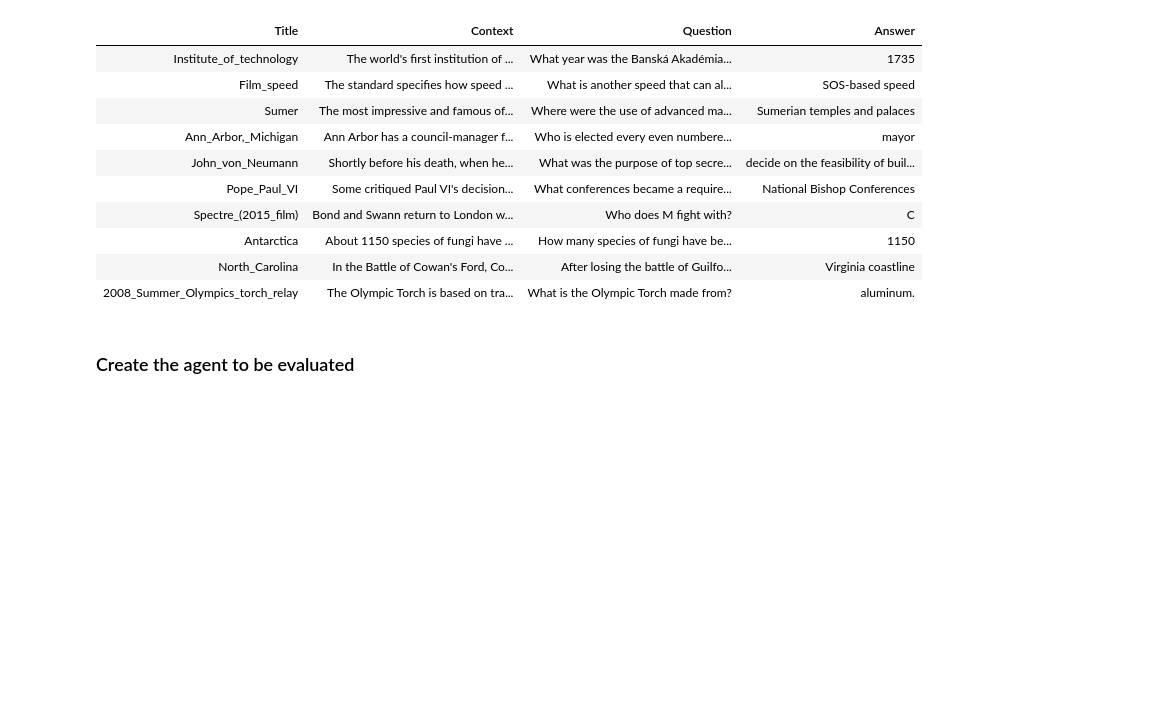
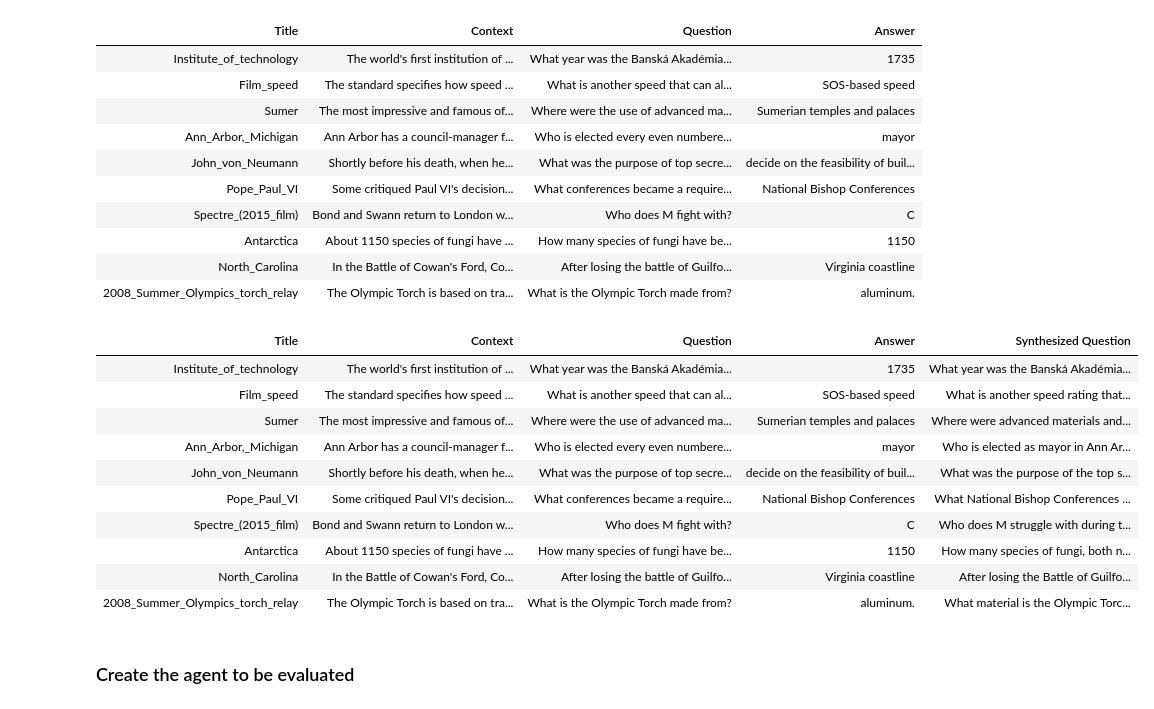
Before and after one commit to kurisu/SQuAD_Agent_Experiment, a Jupyter notebook: benchmarking.ipynb, the cells around one changed output. Drawn from its saved outputs; the diff is of its cells as text; code cells hidden in the pictures; blank space fills up the shorter version.

Commit message:
feat: Added synthesis of contextual questions that could be used to benchmark Closed Generative QA

```diff
--- a/benchmarking.ipynb
+++ b/benchmarking.ipynb
@@ -52,6 +50,62 @@ display_text_df(dfSample)
 | Antarctica | About 1150 species of fungi have ... | How many species of fungi have be... | 1150 |
 | North_Carolina | In the Battle of Cowan's Ford, Co... | After losing the battle of Guilfo... | Virginia coastline |
 | 2008_Summer_Olympics_torch_relay | The Olympic Torch is based on tra... | What is the Olympic Torch made from? | aluminum. |
+# %%
+# use local gpt to synthesize questions with context
+
+synth_system_prompt = """
+You are an expert at clarifying what questions are really asking for.
+
+You will be given a question, a title and context.
+Your task is come up with a new version of the question that resolves ambiguities by adding only and exactly the necessary details from the title and context in a way that clarifies the question without changing the meaning or intent of the question.
+
+For example:
+Question: Who does M fight with?
+Title: Spectre_(2015_film)
+Context: Bond and Swann return to London where they meet M, Bill Tanner, Q, and Moneypenny; they intend to arrest C and stop Nine Eyes from going online. Swann leaves Bond, telling him she cannot be part of a life involving espionage, and is subsequently kidnapped. On the way, the group is ambushed and Bond is kidnapped, but the rest still proceed with the plan. After Q succeeds in preventing the Nine Eyes from going online, a brief struggle between M and C ends with the latter falling to his death. Meanwhile, Bond is taken to the old MI6 building, which is scheduled for demolition, and frees himself. Moving throughout the ruined labyrinth, he encounters a disfigured Blofeld, who tells him that he has three minutes to escape the building before explosives are detonated or die trying to save Swann. Bond finds Swann and the two escape by boat as the building collapses. Bond shoots down Blofeld's helicopter, which crashes onto Westminster Bridge. As Blofeld crawls away from the wreckage, Bond confronts him but ultimately leaves him to be arrested by M. Bond leaves the bridge with Swann.
+Response: Who does M struggle with during the events of Spectre (2015)?
+"""
+
+synth_user_prompt = """
+Question: {question}
+Title: {title}
+Context: {context}
+"""
+# %%
+# Example: reuse your existing OpenAI setup
+from openai import OpenAI
+
+# Point to the local server
+# client = OpenAI(base_url="http://localhost:1234/v1", api_key="lm-studio")
+client = OpenAI()
+
+synth_answers = []
+for title, context, question, answer in tqdm(dfSample.values):
+    completion = client.chat.completions.create(
+    # model="lmstudio-community/Meta-Llama-3.1-8B-Instruct-GGUF",
+    model="gpt-4o-mini-2024-07-18",
+    messages=[
+        {"role": "system", "content": synth_system_prompt},
+        {"role": "user", "content": synth_user_prompt.format(question=question, title=title, context=context)}
+    ],
+    temperature=0.7,
+    )
+    synth_answers.append(completion.choices[0].message.content)
+
+dfSample["Synthesized Question"] = synth_answers
+display_text_df(dfSample)
+# %% [output]
+| Title | Context | Question | Answer | Synthesized Question |
+| Institute_of_technology | The world's first institution of ... | What year was the Banská Akadémia... | 1735 | What year was the Banská Akadémia... |
+| Film_speed | The standard specifies how speed ... | What is another speed that can al... | SOS-based speed | What is another speed rating that... |
+| Sumer | The most impressive and famous of... | Where were the use of advanced ma... | Sumerian temples and palaces | Where were advanced materials and... |
+| Ann_Arbor,_Michigan | Ann Arbor has a council-manager f... | Who is elected every even numbere... | mayor | Who is elected as mayor in Ann Ar... |
+| John_von_Neumann | Shortly before his death, when he... | What was the purpose of top secre... | decide on the feasibility of buil... | What was the purpose of the top s... |
+| Pope_Paul_VI | Some critiqued Paul VI's decision... | What conferences became a require... | National Bishop Conferences | What National Bishop Conferences ... |
+| Spectre_(2015_film) | Bond and Swann return to London w... | Who does M fight with? | C | Who does M struggle with during t... |
+| Antarctica | About 1150 species of fungi have ... | How many species of fungi have be... | 1150 | How many species of fungi, both n... |
+| North_Carolina | In the Battle of Cowan's Ford, Co... | After losing the battle of Guilfo... | Virginia coastline | After losing the Battle of Guilfo... |
+| 2008_Summer_Olympics_torch_relay | The Olympic Torch is based on tra... | What is the Olympic Torch made from? | aluminum. | What material is the Olympic Torc... |
 # %% [markdown]
 ### Create the agent to be evaluated
 # %% [markdown]
```
Also changed, not shown: parts of 3 cells of this notebook.
